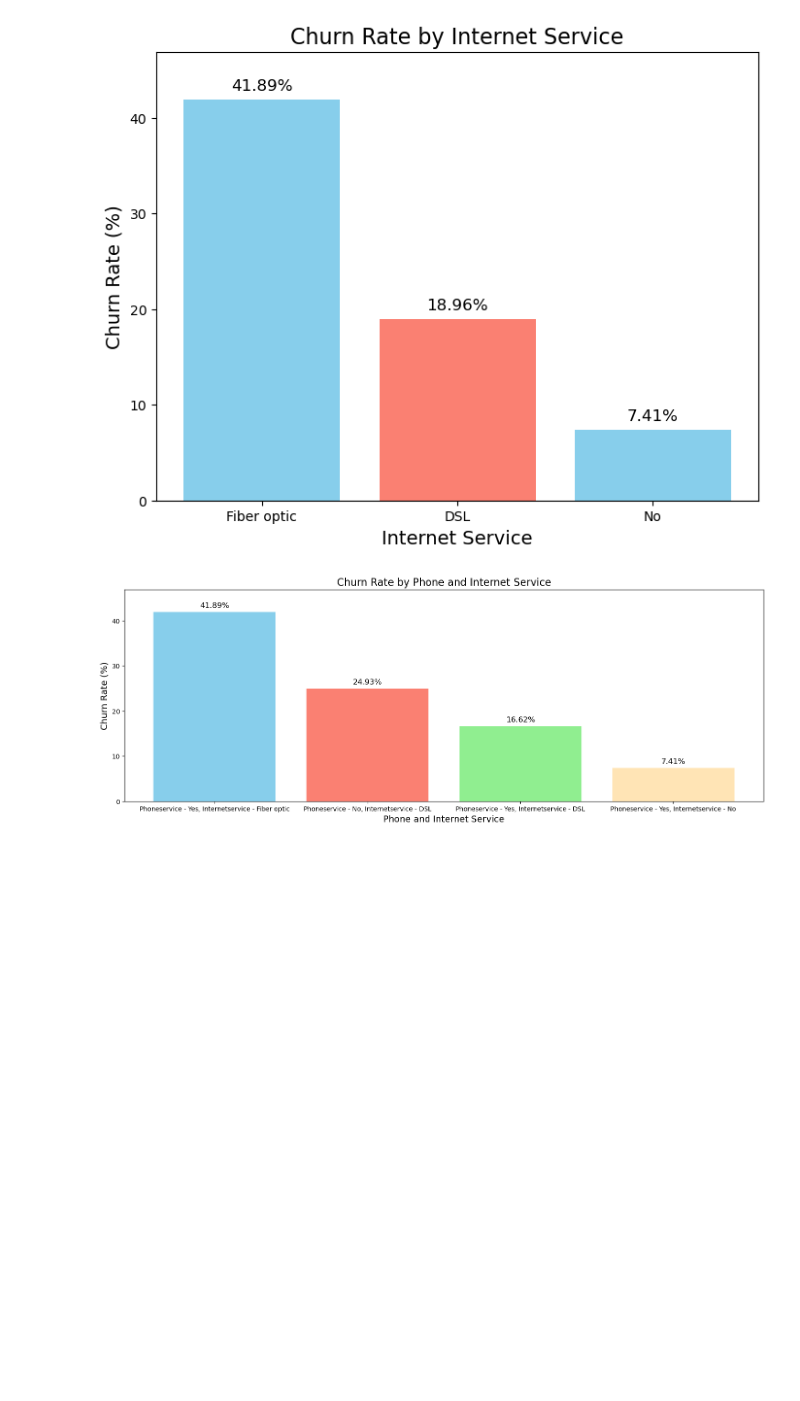
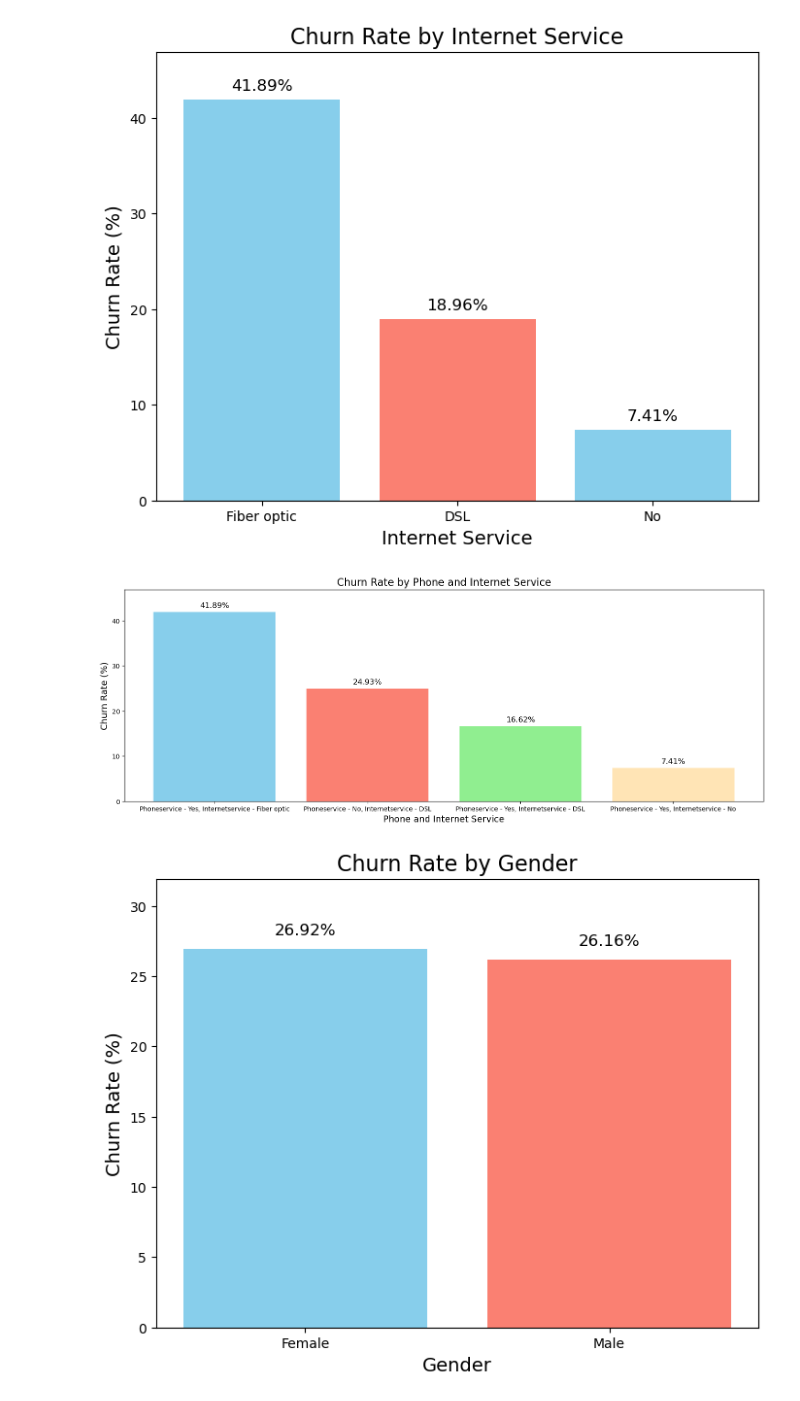
Before and after one commit to Bisolaafro/customer_churn_analysis, a Jupyter notebook: visualizations.ipynb, the cells around one changed output. Drawn from its saved outputs; the diff is of its cells as text; code cells hidden in the pictures; blank space fills up the shorter version.

Commit message:
visualizations for churn correlation with demographics

```diff
--- a/visualizations.ipynb
+++ b/visualizations.ipynb
@@ -146,3 +144,93 @@ plt.show()
 [figure]
 [figure]
 [figure]
+# %%
+# Loading csvs
+file_path_1 = 'analysis_files/gender_churn_rate.csv'
+gender_churn_data = pd.read_csv(file_path_1)
+
+file_path_2 = 'analysis_files/partner_churn_rate.csv'
+partner_churn_data = pd.read_csv(file_path_2)
+
+file_path_3 = 'analysis_files/dependents_churn_rate.csv'
+dependents_churn_data = pd.read_csv(file_path_3)
+
+file_path_4 = 'analysis_files/partner_dependents_churn_rate.csv'
+partnerdependents_churn_data = pd.read_csv(file_path_4)
+
+
+
+# Plotting the churn rate by gender
+plt.figure(figsize=(8, 6))
+plt.bar(gender_churn_data['gender'], gender_churn_data['churn_rate'], color=['skyblue', 'salmon'])
+
+# Adding title and labels
+plt.title('Churn Rate by Gender', fontsize=16)
+plt.xlabel('Gender', fontsize=14)
+plt.ylabel('Churn Rate (%)', fontsize=14)
+plt.ylim(0, max(gender_churn_data['churn_rate']) + 5)
+
+# Adding text labels on the bars
+for index, value in enumerate(gender_churn_data['churn_rate']):
+  plt.text(index, value + 1, f'{value:.2f}%', ha='center', fontsize=12)
+
+# Display the plot
+plt.show()
+
+
+# Plotting the churn rate by Partner
+plt.figure(figsize=(8, 6))
+plt.bar(partner_churn_data['partner'], partner_churn_data['churn_rate'], color=['skyblue', 'salmon'])
+
+# Adding title and labels
+plt.title('Churn Rate by Partner', fontsize=16)
+plt.xlabel('Partner', fontsize=14)
+plt.ylabel('Churn Rate (%)', fontsize=14)
+plt.ylim(0, max(partner_churn_data['churn_rate']) + 5)
+
+# Adding text labels on the bars
+for index, value in enumerate(partner_churn_data['churn_rate']):
+  plt.text(index, value + 1, f'{value:.2f}%', ha='center', fontsize=12)
+
+# Display the plot
+plt.show()
+
+
+# Plotting the churn rate by Dependents
+plt.figure(figsize=(8, 6))
+plt.bar(dependents_churn_data['dependents'], dependents_churn_data['churn_rate'], color=['skyblue', 'salmon'])
+
+# Adding title and labels
+plt.title('Churn Rate by Dependents', fontsize=16)
+plt.xlabel('Dependents', fontsize=14)
+plt.ylabel('Churn Rate (%)', fontsize=14)
+plt.ylim(0, max(dependents_churn_data['churn_rate']) + 5)
+
+# Adding text labels on the bars
+for index, value in enumerate(dependents_churn_data['churn_rate']):
+  plt.text(index, value + 1, f'{value:.2f}%', ha='center', fontsize=12)
+
+# Display the plot
+plt.show()
+
+
+# Plotting the churn rate by Partner and Dependents
+plt.figure(figsize=(18, 6))
+plt.bar('Partner - ' +partnerdependents_churn_data['partner'] + ', Dependents - '
++partnerdependents_churn_data['dependents'], partnerdependents_churn_data['churn_rate'],
+color=['skyblue', 'salmon', 'lightgreen', 'moccasin'])
+
+# Adding title and labels
+plt.title('Churn Rate by Partner & Dependents', fontsize=16)
+plt.xlabel('Parner and/or Dependents', fontsize=14)
+plt.ylabel('Churn Rate (%)', fontsize=14)
+plt.ylim(0, max(partnerdependents_churn_data['churn_rate']) + 5)
+
+# Adding text labels on the bars
+for index, value in enumerate(partnerdependents_churn_data['churn_rate']):
+  plt.text(index, value + 1, f'{value:.2f}%', ha='center', fontsize=12)
+
+# Display the plot
+plt.show()
+# %% [output]
+[figure, added]
```
Also changed, not shown: parts of 2 cells of this notebook.
